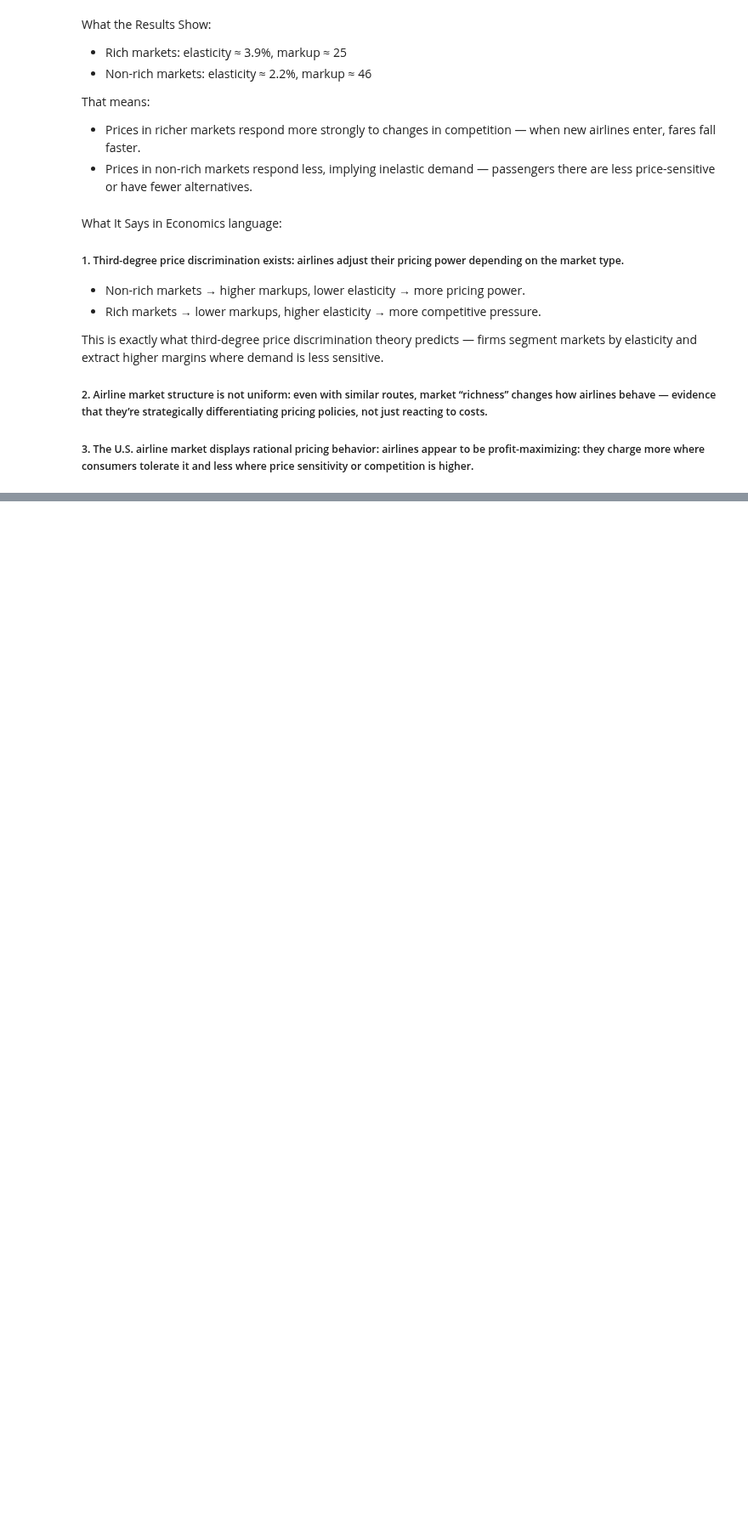
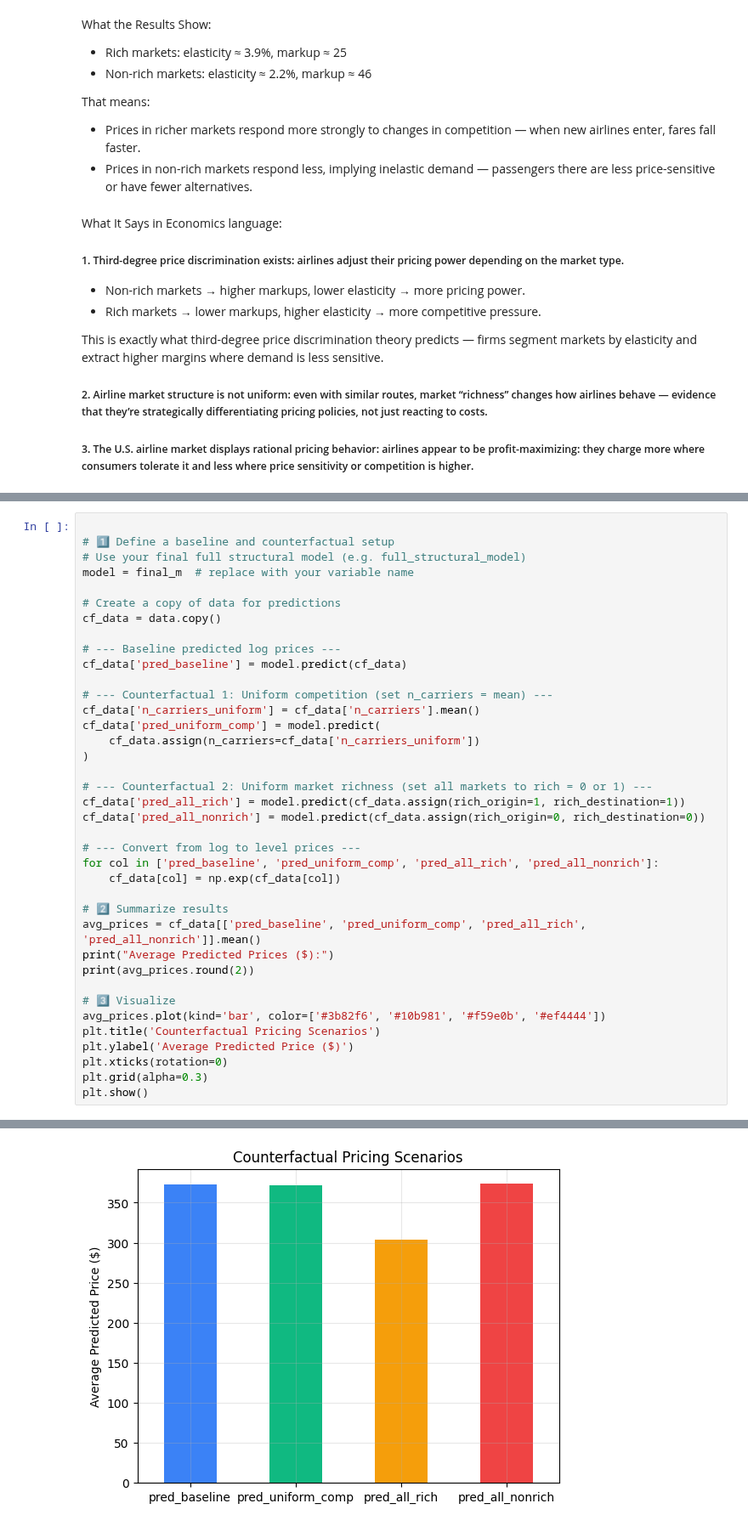
Before and after one commit to ZlataSparrow/Airline_Price_Discrimination, a Jupyter notebook: notebooks/03_Pricing_Rich_Markets.ipynb, the cells around one changed output, grey strips where cells are left out. Shown at 85% size. Drawn from its saved outputs; the diff is of its cells as text; blank space fills up the shorter version.

```diff
--- a/notebooks/03_Pricing_Rich_Markets.ipynb
+++ b/notebooks/03_Pricing_Rich_Markets.ipynb
@@ -1066,0 +1077,39 @@ What It Says in Economics language:
+# %%
+
+# 1️⃣ Define a baseline and counterfactual setup
+# Use your final full structural model (e.g. full_structural_model)
+model = final_m  # replace with your variable name
+
+# Create a copy of data for predictions
+cf_data = data.copy()
+
+# --- Baseline predicted log prices ---
+cf_data['pred_baseline'] = model.predict(cf_data)
+
+# --- Counterfactual 1: Uniform competition (set n_carriers = mean) ---
+cf_data['n_carriers_uniform'] = cf_data['n_carriers'].mean()
+cf_data['pred_uniform_comp'] = model.predict(
+    cf_data.assign(n_carriers=cf_data['n_carriers_uniform'])
+)
+
+# --- Counterfactual 2: Uniform market richness (set all markets to rich = 0 or 1) ---
+cf_data['pred_all_rich'] = model.predict(cf_data.assign(rich_origin=1, rich_destination=1))
+cf_data['pred_all_nonrich'] = model.predict(cf_data.assign(rich_origin=0, rich_destination=0))
+
+# --- Convert from log to level prices ---
+for col in ['pred_baseline', 'pred_uniform_comp', 'pred_all_rich', 'pred_all_nonrich']:
+    cf_data[col] = np.exp(cf_data[col])
+
+# 2️⃣ Summarize results
+avg_prices = cf_data[['pred_baseline', 'pred_uniform_comp', 'pred_all_rich', 'pred_all_nonrich']].mean()
+print("Average Predicted Prices ($):")
+print(avg_prices.round(2))
+
+# 3️⃣ Visualize
+avg_prices.plot(kind='bar', color=['#3b82f6', '#10b981', '#f59e0b', '#ef4444'])
+plt.title('Counterfactual Pricing Scenarios')
+plt.ylabel('Average Predicted Price ($)')
+plt.xticks(rotation=0)
+plt.grid(alpha=0.3)
+plt.show()
+# %% [output]
@@ -1066,0 +1122 @@ What It Says in Economics language:
+[figure, added]
```
Also changed, not shown: parts of 5 cells of this notebook, 2 other files.
